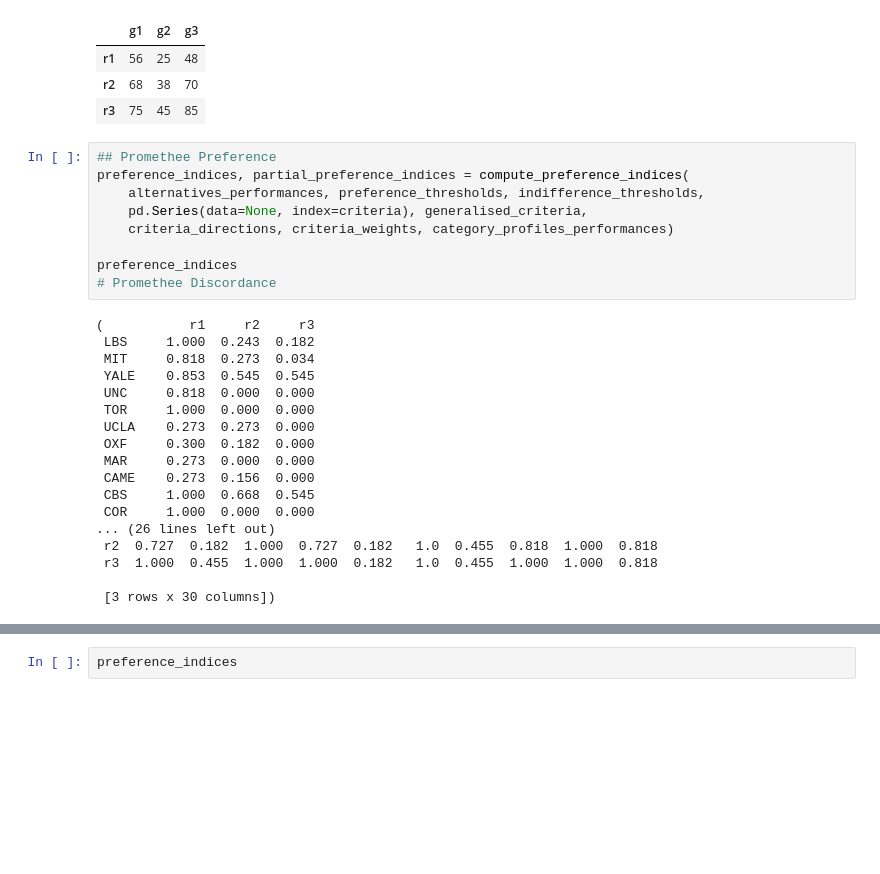
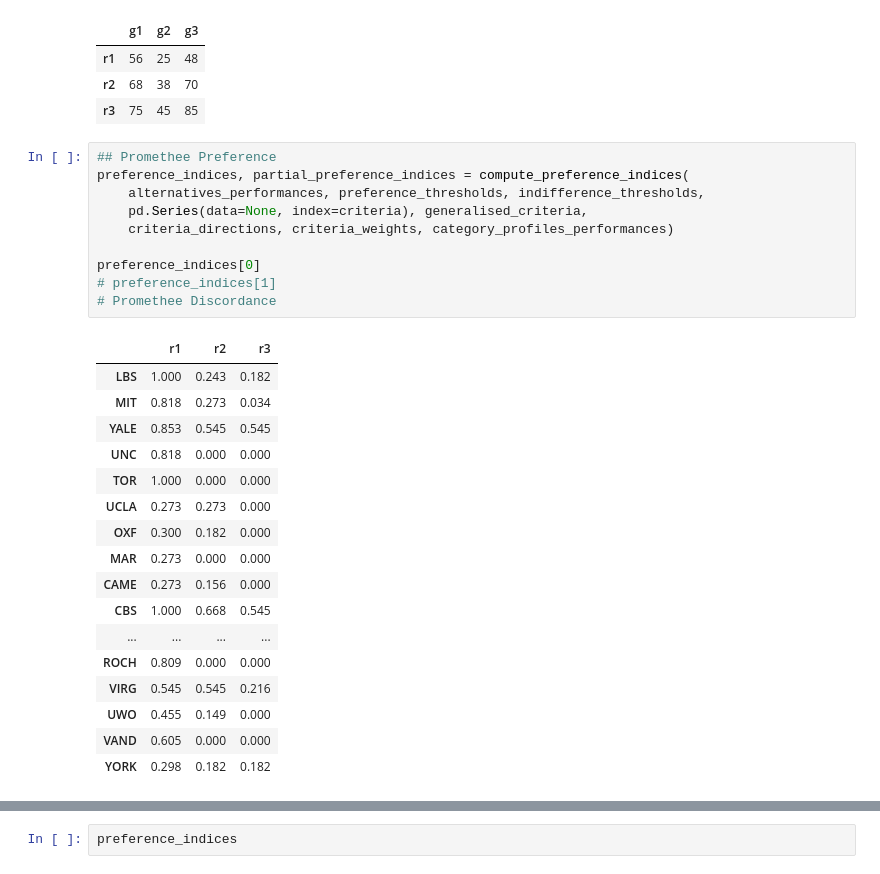
Before and after one commit to WAndraszyk/Construct-your-own-PROMETHEE-with-Python-for-MCDA, a Jupyter notebook: examples/CASESTUDIES_sort.ipynb, the cells around one changed output, grey strips where cells are left out. Drawn from its saved outputs; the diff is of its cells as text; blank space fills up the shorter version.

```diff
--- a/examples/CASESTUDIES_sort.ipynb
+++ b/examples/CASESTUDIES_sort.ipynb
@@ -76,27 +96,28 @@ category_profiles_performances
 # %%
 ## Promethee Preference
 preference_indices, partial_preference_indices = compute_preference_indices(
     alternatives_performances, preference_thresholds, indifference_thresholds,
     pd.Series(data=None, index=criteria), generalised_criteria,
     criteria_directions, criteria_weights, category_profiles_performances)
 
-preference_indices
+preference_indices[0]
+# preference_indices[1]
 # Promethee Discordance
 # %% [output]
-(           r1     r2     r3
- LBS     1.000  0.243  0.182
- MIT     0.818  0.273  0.034
- YALE    0.853  0.545  0.545
- UNC     0.818  0.000  0.000
- TOR     1.000  0.000  0.000
- UCLA    0.273  0.273  0.000
- OXF     0.300  0.182  0.000
- MAR     0.273  0.000  0.000
- CAME    0.273  0.156  0.000
- CBS     1.000  0.668  0.545
- COR     1.000  0.000  0.000
-... (26 lines left out)
- r2  0.727  0.182  1.000  0.727  0.182   1.0  0.455  0.818  1.000  0.818
- r3  1.000  0.455  1.000  1.000  0.182   1.0  0.455  1.000  1.000  0.818
-
- [3 rows x 30 columns])
+|  | r1 | r2 | r3 |
+| LBS | 1.000 | 0.243 | 0.182 |
+| MIT | 0.818 | 0.273 | 0.034 |
+| YALE | 0.853 | 0.545 | 0.545 |
+| UNC | 0.818 | 0.000 | 0.000 |
+| TOR | 1.000 | 0.000 | 0.000 |
+| UCLA | 0.273 | 0.273 | 0.000 |
+| OXF | 0.300 | 0.182 | 0.000 |
+| MAR | 0.273 | 0.000 | 0.000 |
+| CAME | 0.273 | 0.156 | 0.000 |
+| CBS | 1.000 | 0.668 | 0.545 |
+| ... | ... | ... | ... |
+| ROCH | 0.809 | 0.000 | 0.000 |
+| VIRG | 0.545 | 0.545 | 0.216 |
+| UWO | 0.455 | 0.149 | 0.000 |
+| VAND | 0.605 | 0.000 | 0.000 |
+| YORK | 0.298 | 0.182 | 0.182 |
```
Also changed, not shown: parts of 6 cells of this notebook.
